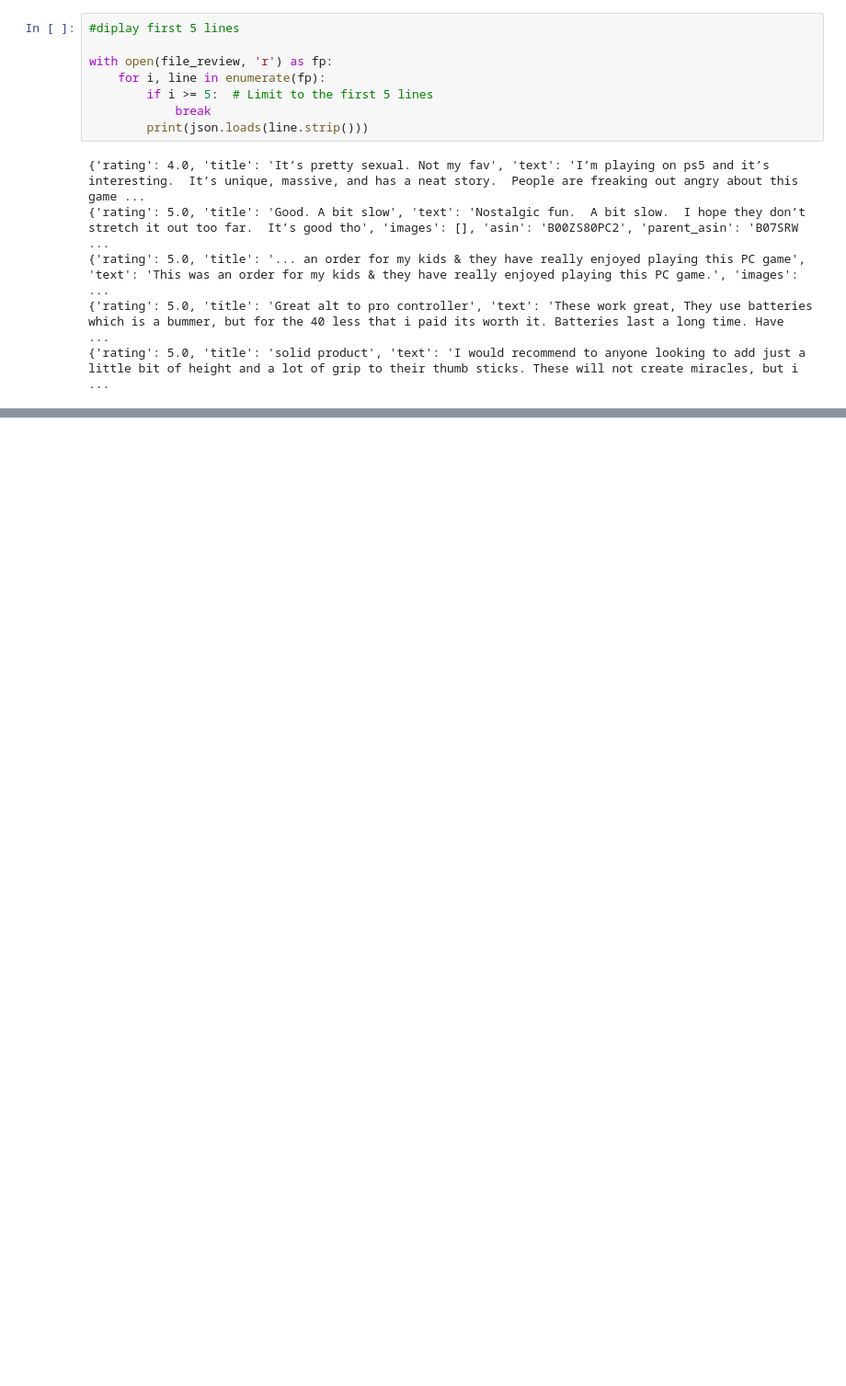
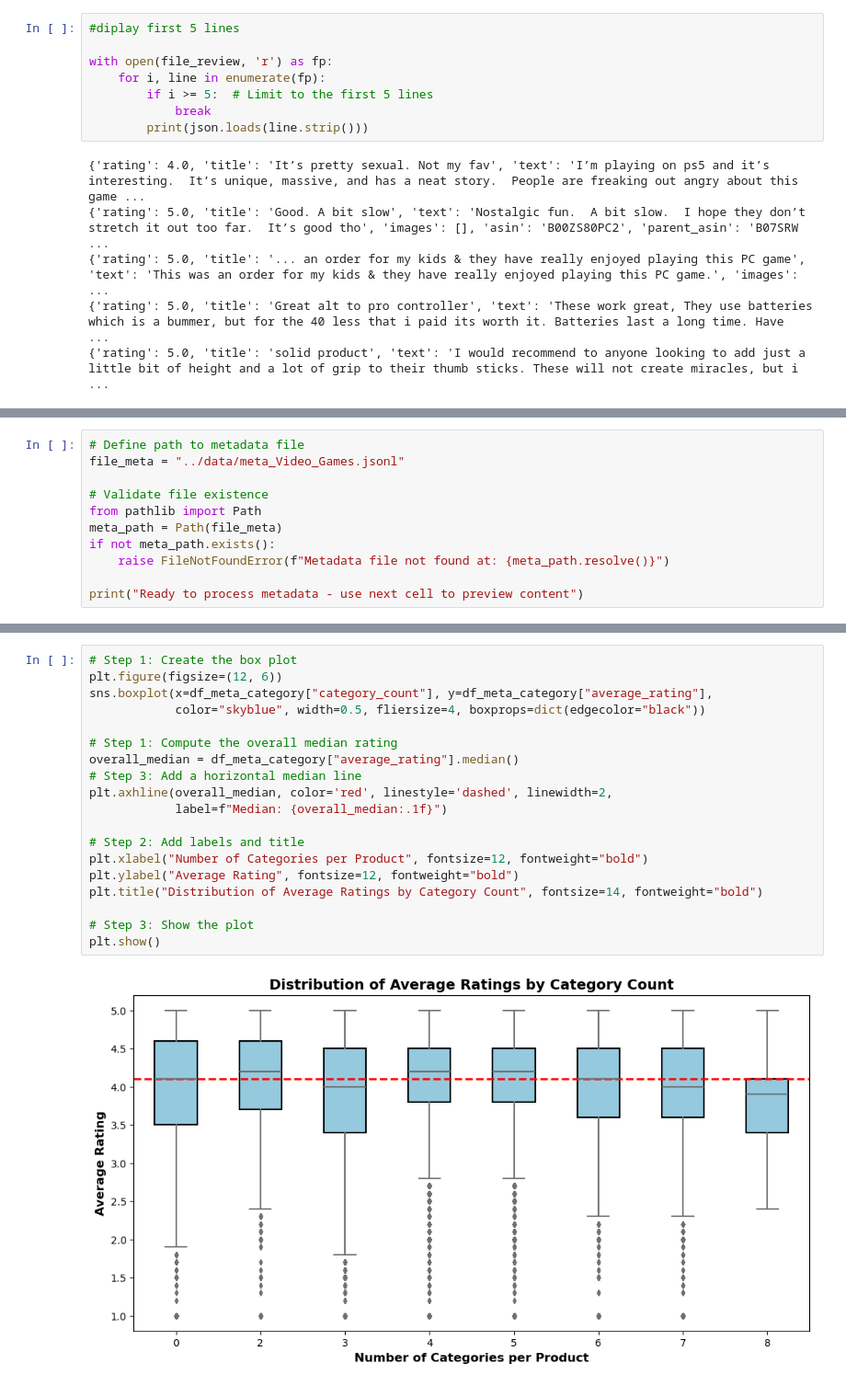
Before and after one commit to YuriyKimV/amazon_product_review, a Jupyter notebook: notebooks/01 Data loading and validaiton.ipynb, the cells around one changed output, grey strips where cells are left out. Shown: that part at 92% size. Saved outputs shown, nothing was run; the diff lists cells and outputs as text; blank space fills up the shorter version.

```diff
--- a/notebooks/01 Data loading and validaiton.ipynb
+++ b/notebooks/01 Data loading and validaiton.ipynb
@@ -26,0 +113,11 @@ with open(file_review, 'r') as fp:
+# %%
+# Define path to metadata file
+file_meta = "../data/meta_Video_Games.jsonl"
+
+# Validate file existence
+from pathlib import Path
+meta_path = Path(file_meta)
+if not meta_path.exists():
+    raise FileNotFoundError(f"Metadata file not found at: {meta_path.resolve()}")
+
+print("Ready to process metadata - use next cell to preview content")
@@ -26,0 +734,21 @@ with open(file_review, 'r') as fp:
+# %%
+# Step 1: Create the box plot
+plt.figure(figsize=(12, 6))
+sns.boxplot(x=df_meta_category["category_count"], y=df_meta_category["average_rating"],
+            color="skyblue", width=0.5, fliersize=4, boxprops=dict(edgecolor="black"))
+
+# Step 1: Compute the overall median rating
+overall_median = df_meta_category["average_rating"].median()
+# Step 3: Add a horizontal median line
+plt.axhline(overall_median, color='red', linestyle='dashed', linewidth=2,
+            label=f"Median: {overall_median:.1f}")
+
+# Step 2: Add labels and title
+plt.xlabel("Number of Categories per Product", fontsize=12, fontweight="bold")
+plt.ylabel("Average Rating", fontsize=12, fontweight="bold")
+plt.title("Distribution of Average Ratings by Category Count", fontsize=14, fontweight="bold")
+
+# Step 3: Show the plot
+plt.show()
+# %% [output]
+[figure, added]
```
Also changed, not shown: parts of 47 cells of this notebook.
